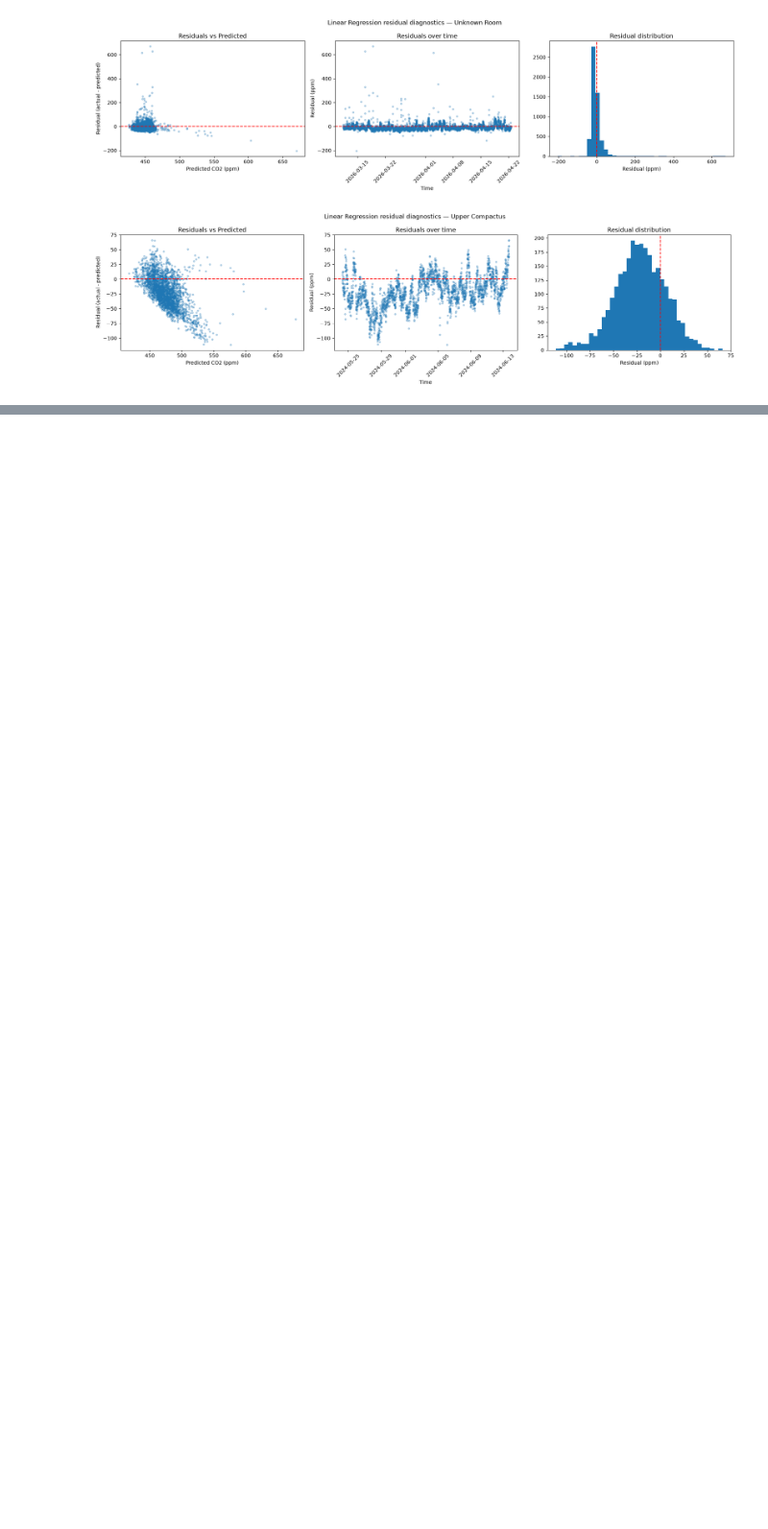
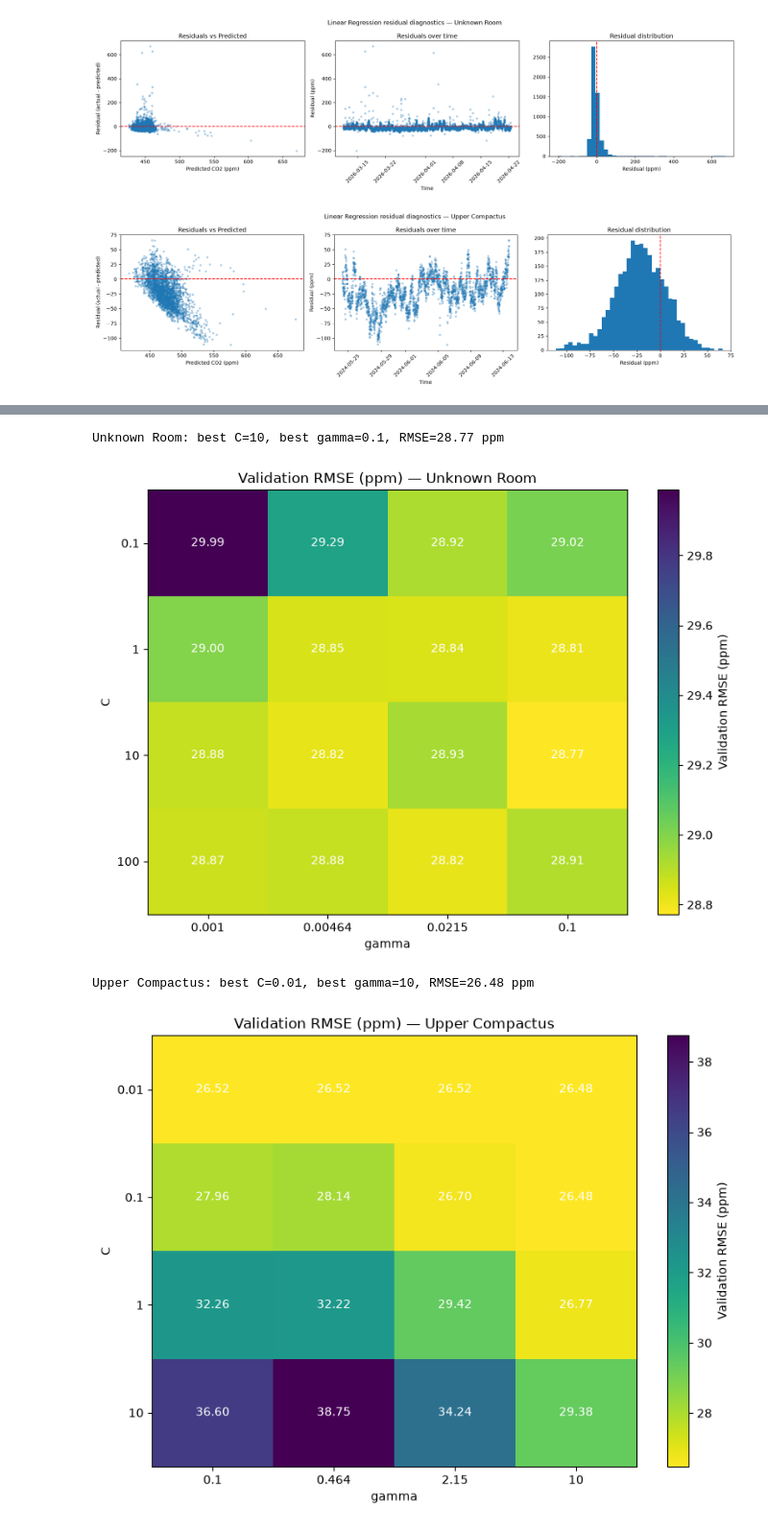
Before and after one commit to Arielhutter/MMA3001-CO2-Prediction-Project, a Jupyter notebook: project.ipynb, the cells around one changed output, grey strips where cells are left out. Shown at 96% size. Drawn from its saved outputs; the diff is of its cells as text; code cells hidden in the pictures; blank space fills up the shorter version.

```diff
--- a/project.ipynb
+++ b/project.ipynb
@@ -601,0 +657,71 @@ for sid in df_model['sensorid'].unique():
+# %%
+#getting a heatmap of the validation RMSE results for C and gamma parameters on the data for each sensor
+
+# Per-sensor grids
+sensor_grids = {
+    6012002000326: {  # Unknown Room
+        'C_values': np.logspace(-1, 2, 4),      # 0.1, 1, 10, 100
+        'gamma_values': np.logspace(-3, -1, 4),  # 0.001, 0.01, 0.1, ~0.46
+    },
+    6012002000869: {  # Upper Compactus
+        'C_values': np.logspace(-2, 1, 4),      # 0.01, 0.1, 1, 10
+        'gamma_values': np.logspace(-1, 1, 4),   # 0.1, ~0.46, ~2.15, 10
+    },
+}
+
+best_params = {}
+
+for sid in df_model['sensorid'].unique():
+    sensor_label = sensor_names.get(sid, str(sid))
+    C_values = sensor_grids[sid]['C_values']
+    gamma_values = sensor_grids[sid]['gamma_values']
+
+    sub = df_model[df_model['sensorid'] == sid].sort_values('timestamp')
+    split_idx = int(len(sub) * 0.8)
+    train, test = sub.iloc[:split_idx], sub.iloc[split_idx:]
+
+    X_train, y_train = train[features], train['co2']
+    X_test, y_test = test[features], test['co2']
+
+    scaler = StandardScaler()
+    X_train_scaled = scaler.fit_transform(X_train)
+    X_test_scaled = scaler.transform(X_test)
+
+    rmse_grid = np.zeros((len(C_values), len(gamma_values)))
+
+    for i, C in enumerate(C_values):
+        for j, gamma in enumerate(gamma_values):
+            svr = SVR(kernel='rbf', C=C, gamma=gamma, epsilon=0.1).fit(X_train_scaled, y_train)
+            pred = svr.predict(X_test_scaled)
+            rmse_grid[i, j] = root_mean_squared_error(y_test, pred)
+
+    best_i, best_j = np.unravel_index(np.argmin(rmse_grid), rmse_grid.shape)
+    best_C, best_gamma = C_values[best_i], gamma_values[best_j]
+    best_rmse = rmse_grid[best_i, best_j]
+    best_params[sid] = {'C': best_C, 'gamma': best_gamma, 'rmse': best_rmse}
+
+    print(f"{sensor_label}: best C={best_C:.4g}, best gamma={best_gamma:.4g}, RMSE={best_rmse:.2f} ppm")
+
+    fig, ax = plt.subplots(figsize=(8, 6))
+    im = ax.imshow(rmse_grid, cmap='viridis_r', aspect='auto')
+
+    ax.set_xticks(range(len(gamma_values)))
+    ax.set_xticklabels([f'{g:.3g}' for g in gamma_values])
+    ax.set_yticks(range(len(C_values)))
+    ax.set_yticklabels([f'{c:.3g}' for c in C_values])
+    ax.set_xlabel('gamma')
+    ax.set_ylabel('C')
+    ax.set_title(f'Validation RMSE (ppm) — {sensor_label}')
+
+    for i in range(len(C_values)):
+        for j in range(len(gamma_values)):
+            ax.text(j, i, f'{rmse_grid[i, j]:.2f}', ha='center', va='center', color='white', fontsize=10)
+
+    fig.colorbar(im, ax=ax, label='Validation RMSE (ppm)')
+    plt.tight_layout()
+    plt.show()
+# %% [output]
+Unknown Room: best C=10, best gamma=0.1, RMSE=28.77 ppm
+[figure, added]
+Upper Compactus: best C=0.01, best gamma=10, RMSE=26.48 ppm
+[figure, added]
```
Also changed, not shown: parts of 6 cells of this notebook.
